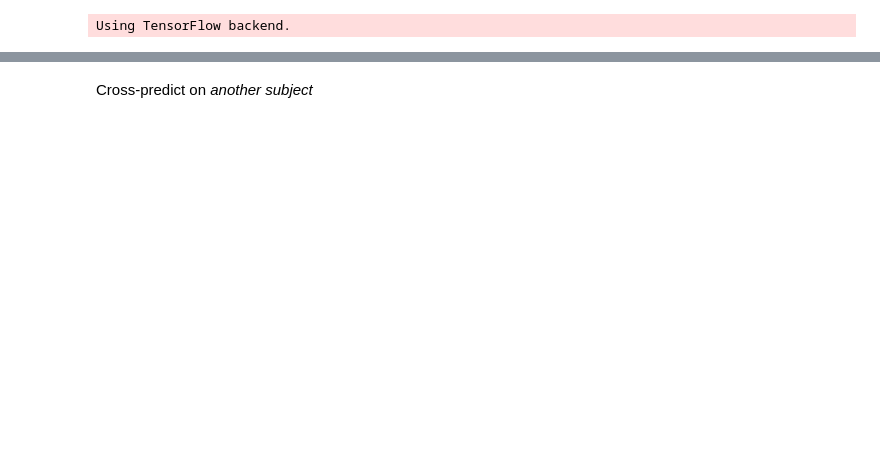
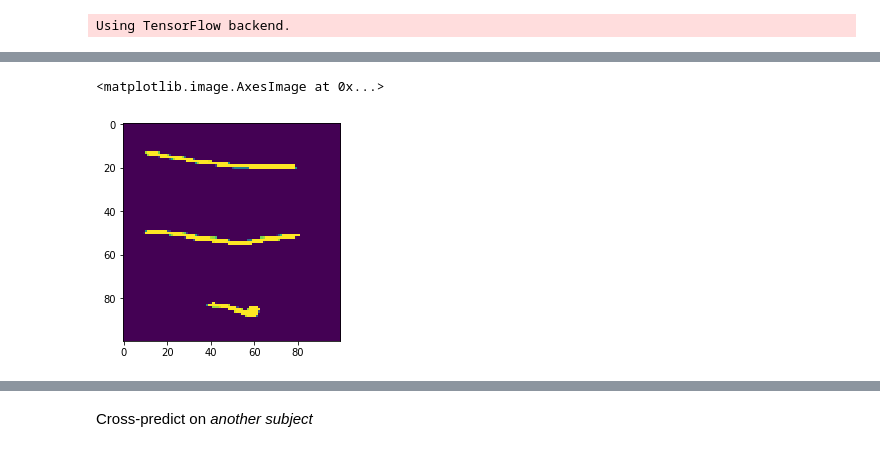
Before and after one commit to uw-biomedical-ml/bundlenet, a Jupyter notebook: recobundlenet.ipynb, the cells around one changed output, grey strips where cells are left out. Drawn from its saved outputs; the diff is of its cells as text; code cells hidden in the pictures; blank space fills up the shorter version.

Commit message:
added learning on atlas and application to a subject

```diff
--- a/recobundlenet.ipynb
+++ b/recobundlenet.ipynb
@@ -58,2 +65,2 @@ vol_shape
 # %%
-streamlines_all = bn.read_sl('/home/ubuntu/recobundles/100307/out_work/tracks_from_sh.trk')
+#streamlines_all = bn.read_sl('/home/ubuntu/Atlas_in_MNI_Space_16_bundles/whole_brain/whole_brain_MNI.trk')
@@ -60,4 +83,5 @@ streamlines_all = bn.read_sl('/home/ubuntu/recobundles/100307/out_work/tracks_fr
 # %%
+'''
 streamline_all_bundle=np.zeros([len(streamlines_all),1])
 n_streamlines = []
 bundle_names = []
@@ -70,7 +94,8 @@ for f, fname in enumerate(bundle_files):
     for s_idx, s in enumerate(streamlines):
         for ss_idx, ss in enumerate(streamlines_all):
             if np.array_equal(s,ss):
-                streamline_all_bundle[s_idx]=f+1
+                streamline_all_bundle[ss_idx]=f+1
                 break
     n_streamlines.append(len(streamlines))
+'''
 # %% [output]
@@ -108,16 +103,7 @@ np.histogram(streamline_all_bundle,16)
 # %%
-streamline_all_bundle2=np.zeros([len(streamlines_all),1])
 n_streamlines = []
 bundle_names = []
-streamlines_seg = []
-for f, fname in enumerate(bundle_files):
-    if f<1:
-        print(f)
-        bundle_names.append(fname.split('/')[-1].split('bundles_')[-1].split('.trk')[0])
-        streamlines = bn.read_sl(fname)
-        #streamlines_seg = streamlines_seg+streamlines
-        for s_idx, s in enumerate(streamlines):
-            for ss_idx, ss in enumerate(streamlines_all):
-                if np.array_equal(s,ss):
-                    streamline_all_bundle2[ss_idx]=f+1
-                    break
+for fname in bundle_files:
+    bundle_names.append(fname.split('/')[-1].split('bundles_')[-1].split('.trk')[0])
+    streamlines = bn.read_sl(fname)
+    n_streamlines.append(len(streamlines))
@@ -207,7 +132,7 @@ imp.reload(bn)
    # data_val = loaded_from_file['data_val']
     #data_train = loaded_from_file['data_train']
 #else:
-streamlines_loaded = db.from_sequence(bundle_files).map(bn.read_sl).compute()
+streamlines_loaded = db.from_sequence(bundle_files).map(bn.read_sl_mni).compute()
 streamlines_processed = db.from_sequence(streamlines_loaded).map(bn.process_sl,take_n_sl,vol_shape,size_slimage,5).compute()
 data_train, data_test, data_val, labels_train, labels_test, labels_val = bn.partition_testtrain(test_perc, val_perc, streamlines_processed)
-np.savez('./subject1_bundles', data_train=data_train, labels_train=labels_train, data_val=data_val, labels_val=labels_val, data_test=data_test, labels_test=labels_test)
+np.savez('./atlas_bundles', data_train=data_train, labels_train=labels_train, data_val=data_val, labels_val=labels_val, data_test=data_test, labels_test=labels_test)
@@ -214,3 +156,8 @@ np.savez('./subject1_bundles', data_train=data_train, labels_train=labels_train,
+# %%
+plt.imshow(streamlines_processed[5][1,:,:,0])
+# %% [output]
+<matplotlib.image.AxesImage at 0x...>
+[figure, added]
 # %%
 img_rows = size_slimage
 img_cols = size_slimage
```
Also changed, not shown: parts of 57 cells of this notebook.
